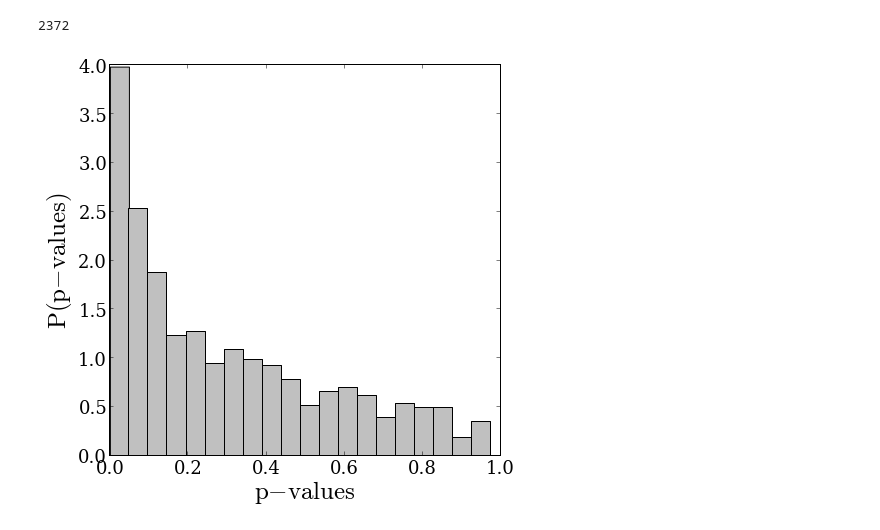
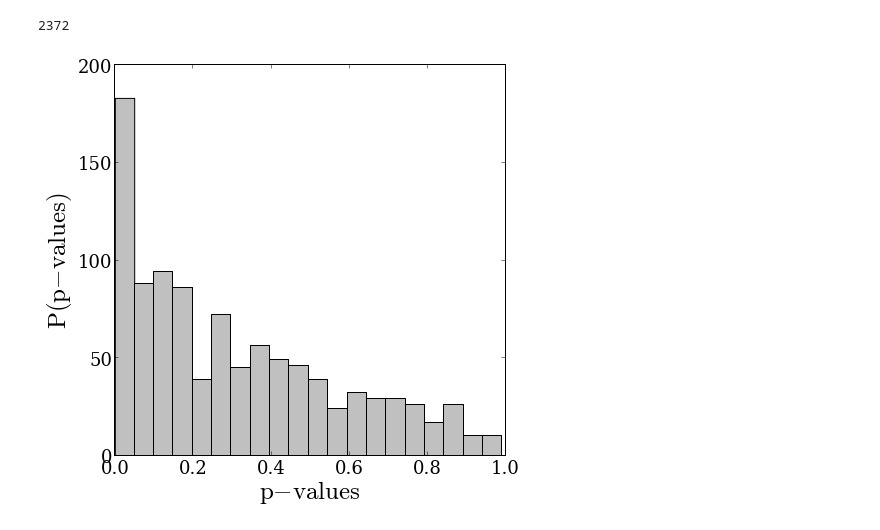
Before and after one commit to forero/SparseFilaments, a Jupyter notebook: code/ipython/network.ipynb, the cells around one changed output. Drawn from its saved outputs; the diff is of its cells as text; code cells hidden in the pictures.

```diff
--- a/code/ipython/network.ipynb
+++ b/code/ipython/network.ipynb
@@ -145,18 +155,18 @@ print size(index)
 # %% [output]
 2372
 # %%
-n, bins, patches = hist(p_values, 20, normed=1, color = 'silver')
+n, bins, patches = hist(p_values, 20, normed=0, color = 'silver')
 ax = axes()
 ax.set_xlabel("$\mathrm{p-values}$",fontsize=25)
 ax.set_ylabel("$\mathrm{P(p-values)}$",fontsize=25)
 ticklabels_x = ax.get_xticklabels()
 ticklabels_y = ax.get_yticklabels()
 
 for label_x in ticklabels_x:
     label_x.set_fontsize(18)
     label_x.set_family('serif')
 for label_y in ticklabels_y:
     label_y.set_fontsize(18)
     label_y.set_family('serif')
 # %% [output]
-[figure, old version]
+[figure, new version]
```
Also changed, not shown: parts of 3 cells of this notebook.
